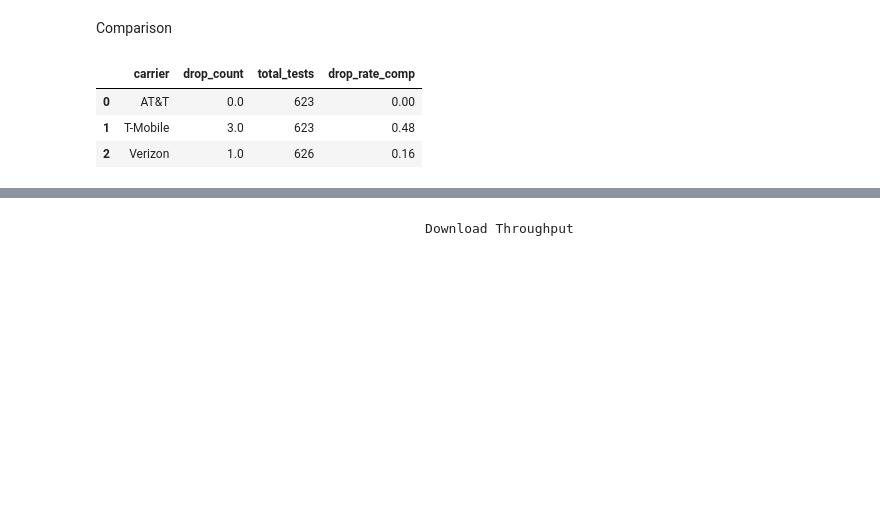
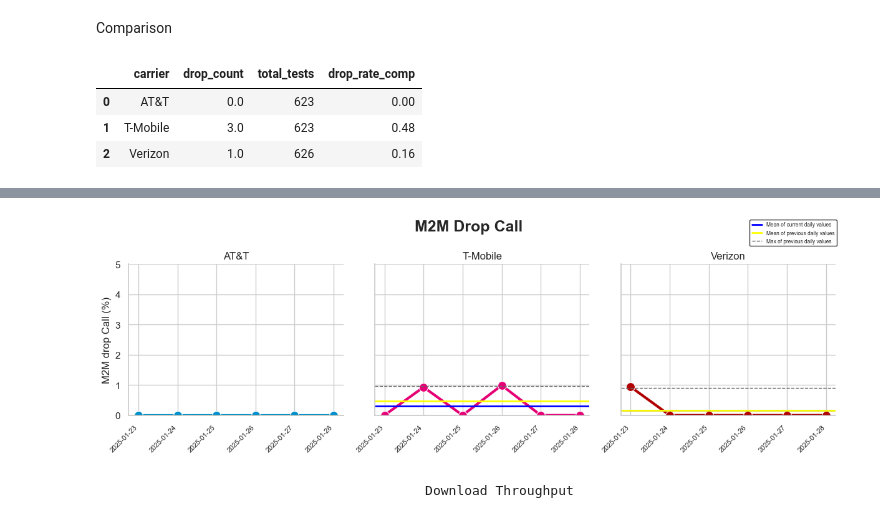
Before and after one commit to ookla-jennymassari/dq_reporting_test.py, a Jupyter notebook: dq_reporting_notebook.ipynb, the cells around one changed output, grey strips where cells are left out. Saved outputs shown, nothing was run; the diff lists cells and outputs as text; code cells hidden in the pictures; blank space fills up the shorter version.

Commit message:
Added plot to M2M Drop Call.

```diff
--- a/dq_reporting_notebook.ipynb
+++ b/dq_reporting_notebook.ipynb
@@ -1641,3 +1643,94 @@ drop_all_comp.head()
+# %%
+def plot_with_call_drop(data, color, **kwargs):
+    import matplotlib.pyplot as plt
+
+    carrier = data['carrier'].iloc[0]
+
+    # Plot the line for daily drop percentage
+    sns.lineplot(
+        data=data,
+        x="start_date",
+        y="drop_pct",
+        marker="o",
+        color=carrier_color_dict_reporting.get(carrier, "gray"),
+        linewidth=3,
+        markersize=10,
+        **kwargs
+    )
+
+    # Add summary lines
+    mean_curr_vals = drop_all_curr[drop_all_curr['carrier'] == carrier]['drop_rate_curr']
+    if not mean_curr_vals.empty:
+        mean_curr = mean_curr_vals.mean()
+        plt.axhline(
+            y=mean_curr,
+            color="blue",
+            linewidth=2,
+            linestyle="-"
+        )
+
+    mean_comp_vals = drop_all_comp[drop_all_comp['carrier'] == carrier]['drop_rate_comp']
+    if not mean_comp_vals.empty:
+        mean_comp = mean_comp_vals.mean()
+        plt.axhline(
+            y=mean_comp,
+            color="yellow",
+            linewidth=2,
+            linestyle="-"
+        )
+
+    carrier_vals = drop_comp[drop_comp['carrier'] == carrier]['drop_pct']
+    if not carrier_vals.empty:
+        max_val = carrier_vals.max()
+        plt.axhline(
+            y=max_val,
+            color="#686868",
+            linewidth=1,
+            linestyle="dashed"
+        )
+
+g = sns.FacetGrid(
+    drop_curr,
+    col="carrier",
+    col_wrap=3,
+    height=4,
+    sharey=True
+)
+
+g.map_dataframe(plot_with_call_drop)
+
+g.set_titles(col_template="{col_name}")
+g.set_axis_labels("", "M2M drop Call (%)")
+g.set(ylim=(0, 5))
+
+# Adjust the x-axis tick labels (dates)
+for ax in g.axes.flat:
+    ax.tick_params(axis='x', labelsize=8)
+    ax.set_xticklabels(ax.get_xticklabels(), rotation=45, ha="right")
+
+plt.subplots_adjust(top=0.9)
+g.fig.suptitle("M2M Drop Call", fontsize=18, fontweight="bold")
+
+
+# Create custom legend handles
+mean_curr_line = mlines.Line2D([], [], color='blue', linewidth=2, label='Mean of current daily values')
+mean_comp_line = mlines.Line2D([], [], color='yellow', linewidth=2, label='Mean of previous daily values')
+max_comp_line = mlines.Line2D([], [], color='#686868', linewidth=1, linestyle='dashed', label='Max of previous daily values')
+
+# Add to the figure legend (not individual subplots)
+g.add_legend()
+g.fig.legend(
+    handles=[mean_curr_line, mean_comp_line, max_comp_line],
+    loc='upper right',
+    bbox_to_anchor=(0.99, 0.99),
+    fontsize=6,
+    frameon=True,
+    edgecolor='black'
+)
+plt.tight_layout()
+plt.show()
+# %% [output]
+[figure, added]
 # %% [markdown]
                                             Download Throughput
 # %%
```
Also changed, not shown: parts of 1 cell of this notebook.
